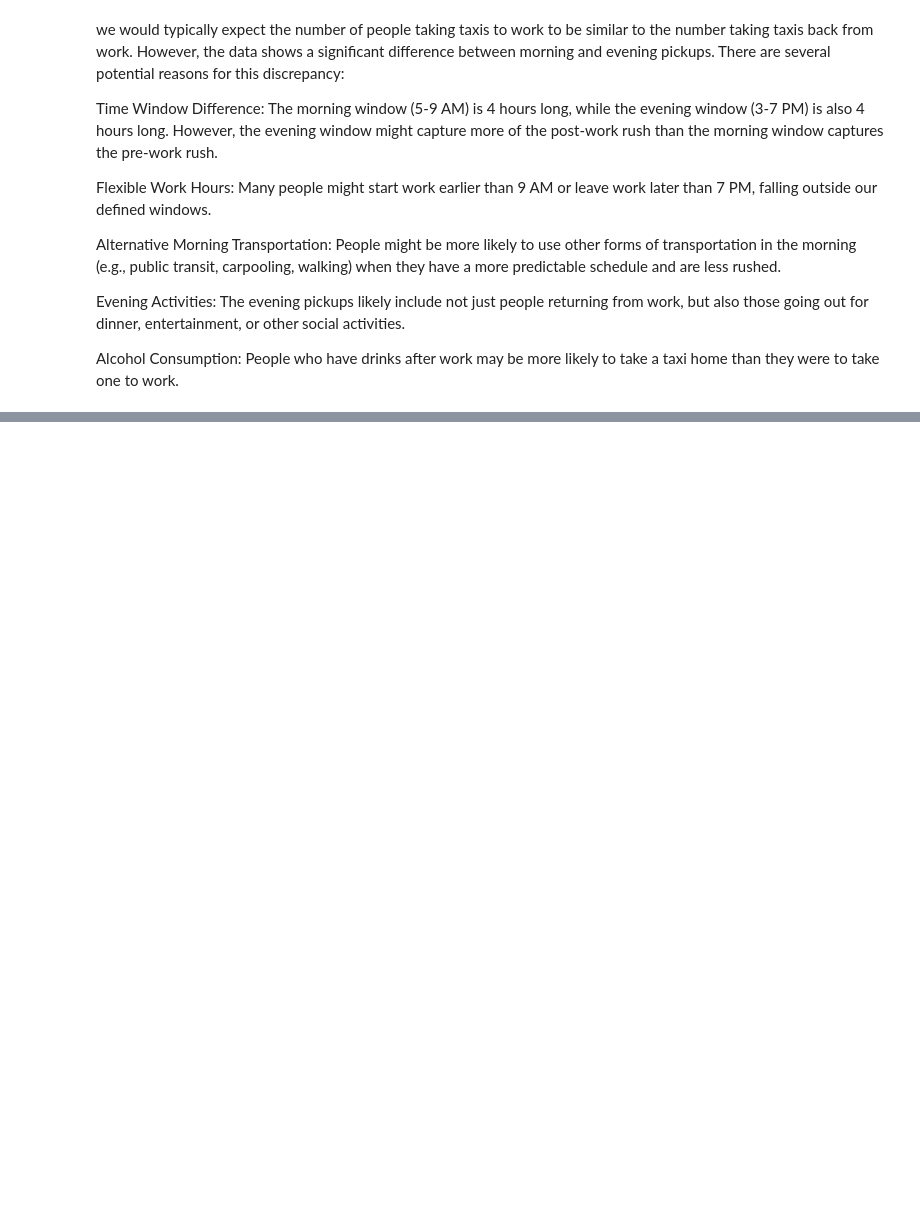
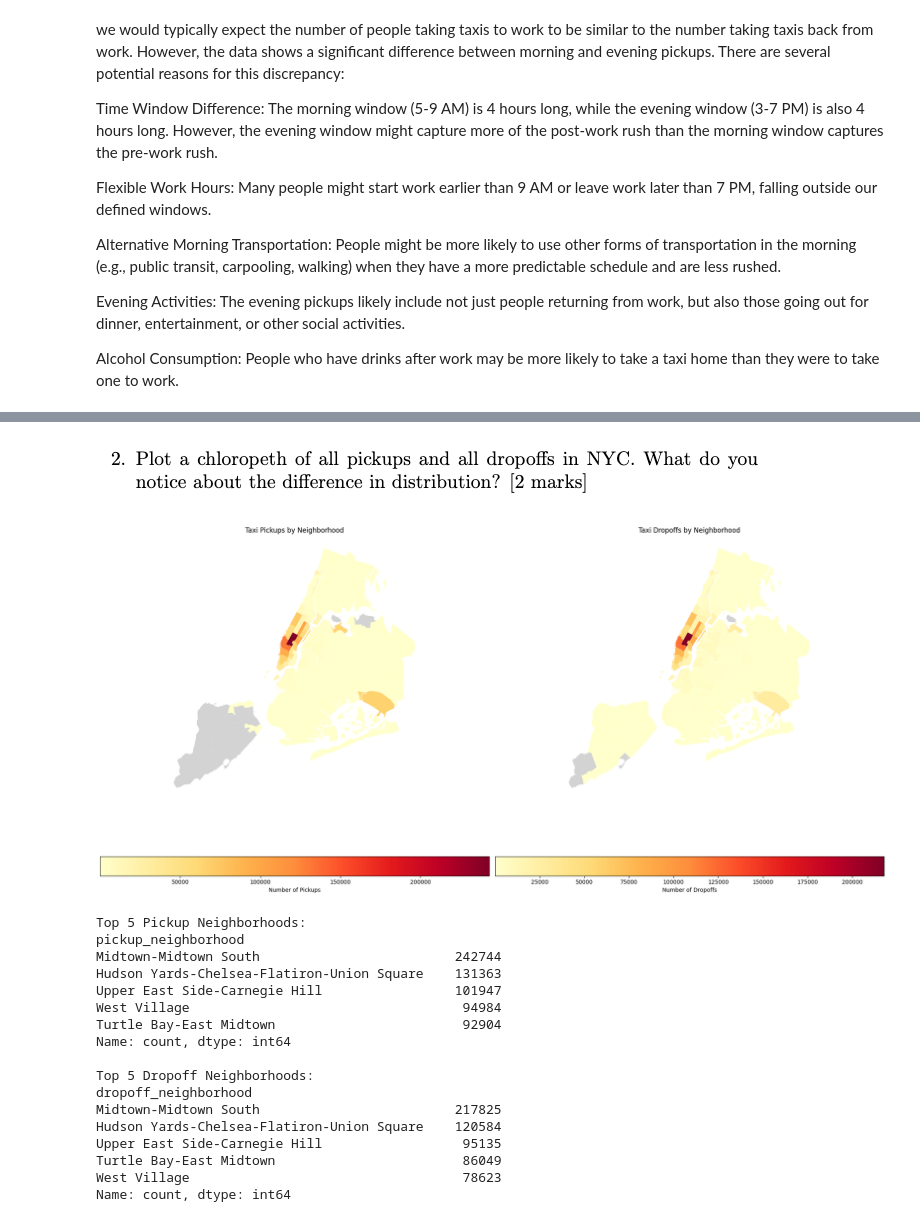
Before and after one commit to Daggy2002/DVE-Assignments, a Jupyter notebook: Assignment2/main.ipynb, the cells around one changed output, grey strips where cells are left out. Cells and saved outputs as stored; diff of their text form; code cells hidden in the pictures; blank space fills up the shorter version.

```diff
--- a/Assignment2/main.ipynb
+++ b/Assignment2/main.ipynb
@@ -619,0 +772,57 @@ Number of clusters found: 38
+# %% [markdown]
+![image.png](attachment:image.png)
+# %%
+import matplotlib.pyplot as plt
+
+# Count pickups and dropoffs by neighborhood
+pickup_counts = df['pickup_neighborhood'].value_counts()
+dropoff_counts = df['dropoff_neighborhood'].value_counts()
+
+# Add these counts to the nyc_boroughs GeoDataFrame
+nyc_boroughs['pickup_count'] = nyc_boroughs[neighborhood_column].map(pickup_counts)
+nyc_boroughs['dropoff_count'] = nyc_boroughs[neighborhood_column].map(dropoff_counts)
+
+# Create the chloropleth maps
+fig, (ax1, ax2) = plt.subplots(1, 2, figsize=(20, 10))
+
+# Pickup map
+nyc_boroughs.plot(column='pickup_count', ax=ax1, legend=True,
+                  legend_kwds={'label': 'Number of Pickups', 'orientation': 'horizontal'},
+                  cmap='YlOrRd', missing_kwds={'color': 'lightgrey'})
+ax1.set_title('Taxi Pickups by Neighborhood')
+ax1.axis('off')
+
+# Dropoff map
+nyc_boroughs.plot(column='dropoff_count', ax=ax2, legend=True,
+                  legend_kwds={'label': 'Number of Dropoffs', 'orientation': 'horizontal'},
+                  cmap='YlOrRd', missing_kwds={'color': 'lightgrey'})
+ax2.set_title('Taxi Dropoffs by Neighborhood')
+ax2.axis('off')
+
+plt.tight_layout()
+plt.show()
+
+# Print the top 5 neighborhoods for pickups and dropoffs
+print("Top 5 Pickup Neighborhoods:")
+print(pickup_counts.head())
+print("\nTop 5 Dropoff Neighborhoods:")
+print(dropoff_counts.head())
+# %% [output]
+[figure, added]
+Top 5 Pickup Neighborhoods:
+pickup_neighborhood
+Midtown-Midtown South                         242744
+Hudson Yards-Chelsea-Flatiron-Union Square    131363
+Upper East Side-Carnegie Hill                 101947
+West Village                                   94984
+Turtle Bay-East Midtown                        92904
+Name: count, dtype: int64
+
+Top 5 Dropoff Neighborhoods:
+dropoff_neighborhood
+Midtown-Midtown South                         217825
+Hudson Yards-Chelsea-Flatiron-Union Square    120584
+Upper East Side-Carnegie Hill                  95135
+Turtle Bay-East Midtown                        86049
+West Village                                   78623
+Name: count, dtype: int64
```
Also changed, not shown: parts of 15 cells of this notebook.
